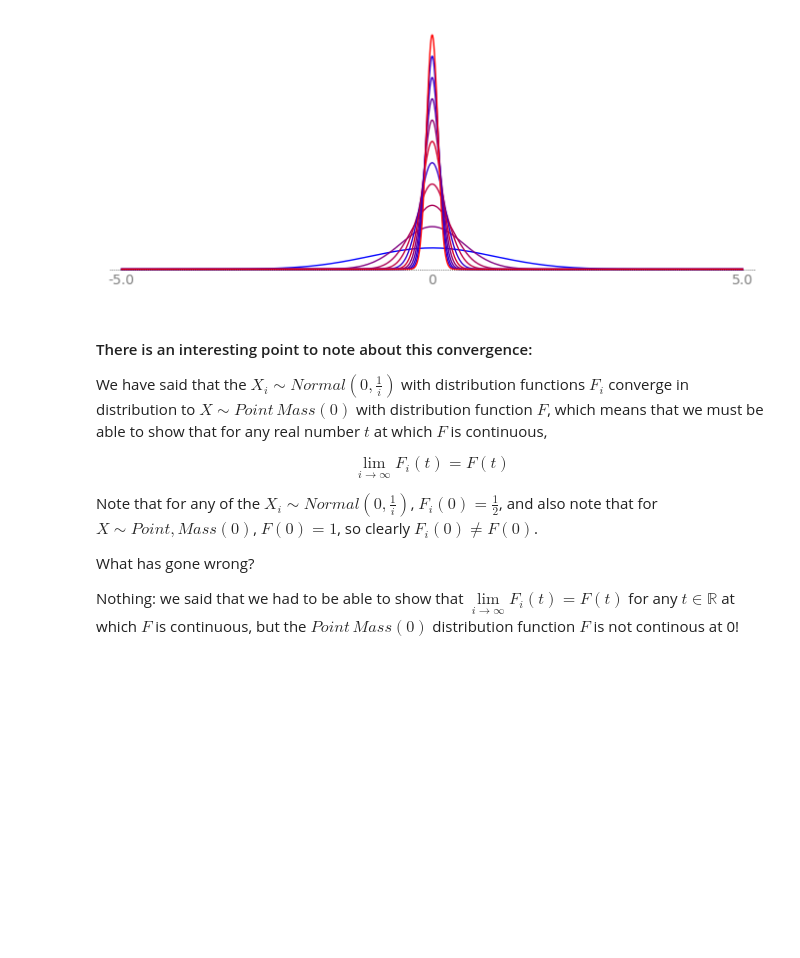
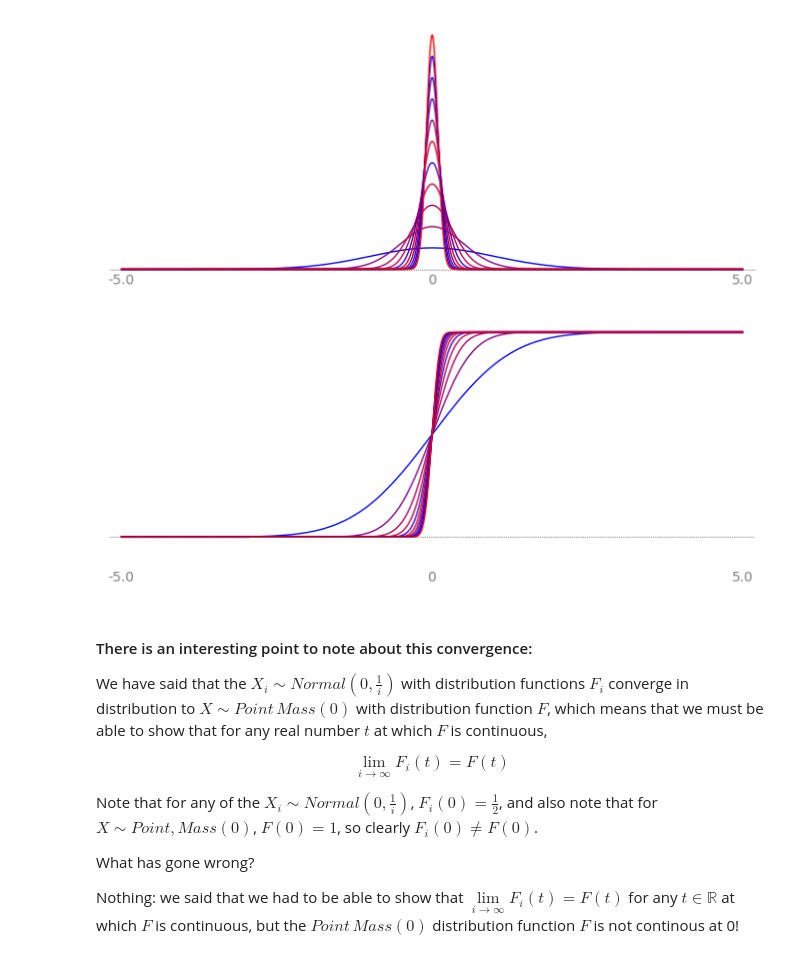
Before and after one commit to datascience-intro/1MS041-2020, a Jupyter notebook: lectures/10.ipynb, the cells around one changed output. Cells and saved outputs as stored; diff of their text form; code cells hidden in the pictures; blank space fills up the shorter version.

```diff
--- a/lectures/10.ipynb
+++ b/lectures/10.ipynb
@@ -611,6 +611,25 @@ p+=text(str(lower.n(digits=2)),(lower,textOffset),fontsize = 10, rgbcolor='grey'
 p.show(axes=false, gridlines=[None,[0]], figsize=[7,3])
 # %% [output]
 [figure]
+# %%
+# mock up a picture of a sequence of converging normal distributions
+my_mu = 0
+upper = my_mu + 5; lower = -upper;     # limits for plot
+var('mu sigma')
+stop_i = 12
+html('<h4>N(0,1) to N(0, 1/'+str(stop_i)+')</h4>')
+f = (1/2)*(1+erf((x - mu)/(sqrt(2)*sigma)))
+p=plot(f.subs(mu=my_mu,sigma=1.0), (x, lower, upper), rgbcolor = (0,0,1))
+for i in range(2, stop_i, 1): # just do a few of them
+    shade = 1-11/i # make them different colours
+    p+=plot(f.subs(mu=my_mu,sigma=1/i), (x, lower, upper), rgbcolor = (1-shade, 0, shade))
+textOffset = -0.2 # offset for placement of text -  may need adjusting
+p+=text("0",(0,textOffset),fontsize = 10, rgbcolor='grey')
+p+=text(str(upper.n(digits=2)),(upper,textOffset),fontsize = 10, rgbcolor='grey')
+p+=text(str(lower.n(digits=2)),(lower,textOffset),fontsize = 10, rgbcolor='grey')
+p.show(axes=false, gridlines=[None,[0]], figsize=[7,3])
+# %% [output]
+[figure, added]
 # %% [markdown]
 #### There is an interesting point to note about this convergence:
 
```
Also changed, not shown: parts of 5 cells of this notebook, 9 other files.
